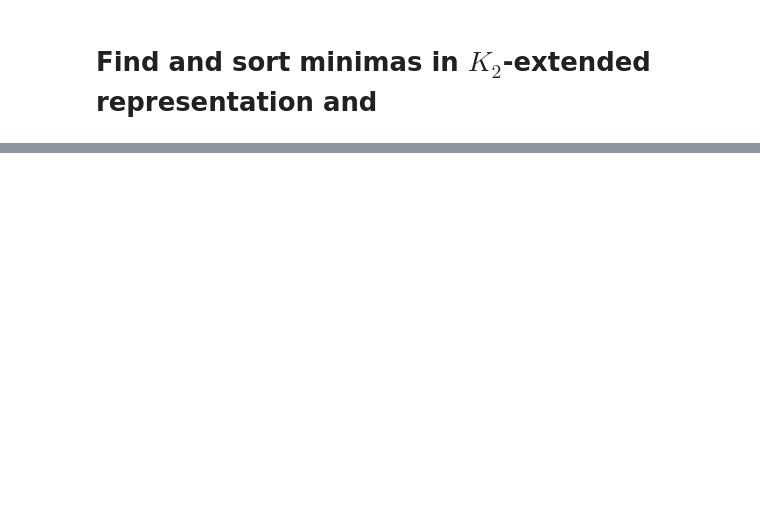
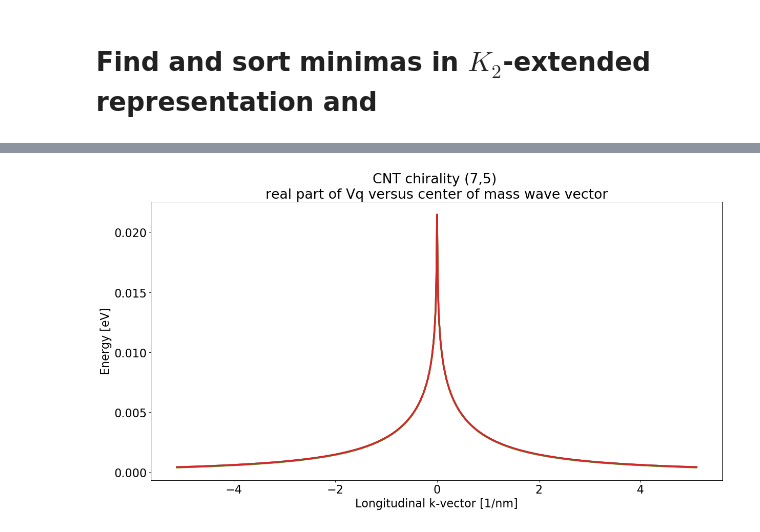
Before and after one commit to amirhosseindavoody/carbon_nanotube_exciton_energy, a Jupyter notebook: python/cnt_exciton.ipynb, the cells around one changed output, grey strips where cells are left out. Saved outputs shown, nothing was run; the diff lists cells and outputs as text; code cells hidden in the pictures; blank space fills up the shorter version.

```diff
--- a/python/cnt_exciton.ipynb
+++ b/python/cnt_exciton.ipynb
@@ -358,0 +564,90 @@ print(local_min_index)
+# %%
+def Uhno(deltaR):
+    """
+    Returns the Uhno potential for an array of atoms
+
+    deltaR: vector of atom positions in the shape (N_atoms,2) where the first dimension
+              is span over the atoms and the second dimension is the x and y coordinate of
+              the corresponding atom.
+    """
+    return Upp/np.sqrt(np.square(Uhno_coeff*np.linalg.norm(deltaR,axis=1))+1)
+
+def calculate_vq(iq_limits, mu_limits, no_of_cnt_unit_cells, pos_a=pos_a,\
+                         pos_b=pos_b, t_vec=t_vec, ch_vec=ch_vec):
+    assert (no_of_cnt_unit_cells%2 == 1), "Nu must be an odd number!"
+
+    Nu = pos_a.shape[0]
+    rel_pos = np.zeros((2,2,no_of_cnt_unit_cells*Nu,2))
+
+    # relative distance between a-type and b-type atoms
+    pos_aa = pos_a-pos_a[0,:]
+    pos_ab = pos_a-pos_b[0,:]
+    pos_ba = pos_b-pos_a[0,:]
+    pos_bb = pos_b-pos_b[0,:]
+
+    pos_aa[pos_aa[:,0]>(ch_vec[0]/2),0] -= ch_vec[0]
+    pos_ba[pos_ba[:,0]>(ch_vec[0]/2),0] -= ch_vec[0]
+    pos_ab[pos_ab[:,0]>(ch_vec[0]/2),0] -= ch_vec[0]
+    pos_bb[pos_bb[:,0]>(ch_vec[0]/2),0] -= ch_vec[0]
+
+
+    for i in range(-int(no_of_cnt_unit_cells/2),int(no_of_cnt_unit_cells/2)+1):
+        idx = (i+int(no_of_cnt_unit_cells/2))*Nu
+        rel_pos[0,0,idx:idx+Nu,:] = pos_aa+i*t_vec
+        rel_pos[0,1,idx:idx+Nu,:] = pos_ab+i*t_vec
+        rel_pos[1,0,idx:idx+Nu,:] = pos_ba+i*t_vec
+        rel_pos[1,1,idx:idx+Nu,:] = pos_bb+i*t_vec
+
+    vq = np.zeros((2,2,iq_limits[1]-iq_limits[0],mu_limits[1]-mu_limits[0]),dtype='complex64')
+
+    q_vec = np.zeros((iq_limits[1]-iq_limits[0],1))
+
+    q = np.zeros((2,1))
+    for iq in range(iq_limits[0], iq_limits[1]):
+        iq_idx = iq - iq_limits[0]
+        q_vec[iq_idx] = iq*np.linalg.norm(dk_l)
+        for mu in range(mu_limits[0], mu_limits[1]):
+            mu_idx = mu - mu_limits[0]
+            q = iq*dk_l + mu*K1
+            for i in range(2):
+                for j in range(2):
+                    vq[i,j,iq_idx,mu_idx] = \
+                            np.dot(np.exp(1j*np.matmul(rel_pos[i,j,:,:],q)),Uhno(rel_pos[i,j,:,:]))
+    vq = vq/(2*Nu*no_of_cnt_unit_cells)
+
+    return vq,q_vec
+
+def plot_vq():
+    ikcm_lim = [-(ikc_range.shape[1]-1),+(ikc_range.shape[1]-1)]
+    vq,q_vec = calculate_vq(ikcm_lim, [0,1],number_of_unit_cells+1)
+    vq = vq/eV
+
+    fig=plt.figure(figsize=(18, 9), dpi= 80, facecolor='w', edgecolor='k')
+    for i in range(2):
+        for j in range(2):
+            plt.plot(q_vec*1e-9, np.abs(np.real(vq[i,j,:,0])), linestyle='-', linewidth=3)
+
+
+
+    plt.title('CNT chirality ({},{}) \n'.format(n,m)+\
+              'real part of Vq versus center of mass wave vector', size=24)
+    plt.tick_params(axis='both', which='major', labelsize=20)
+    plt.xlabel('Longitudinal k-vector [1/nm]', size=20)
+    plt.ylabel('Energy [eV]', size=20)
+    plt.savefig('vq_using_K2extended_rep.png')
+
+    fig=plt.figure(figsize=(18, 9), dpi= 80, facecolor='w', edgecolor='k')
+    for i in range(2):
+        for j in range(2):
+            plt.plot(q_vec*1e-9, np.abs(np.imag(vq[i,j,:,0])), linestyle='-', linewidth=3)
+
+    plt.title('CNT chirality ({},{}) \n'.format(n,m)+\
+              'imaginary part of Vq versus center of mass wave vector', size=24)
+    plt.tick_params(axis='both', which='major', labelsize=20)
+    plt.xlabel('Longitudinal k-vector [1/nm]', size=20)
+    plt.ylabel('Energy [eV]', size=20)
+    plt.savefig('vq_using_K2extended_rep.png')
+
+plot_vq()
+# %% [output]
+[figure, added]
```
Also changed, not shown: parts of 21 cells of this notebook, 6 other files.
